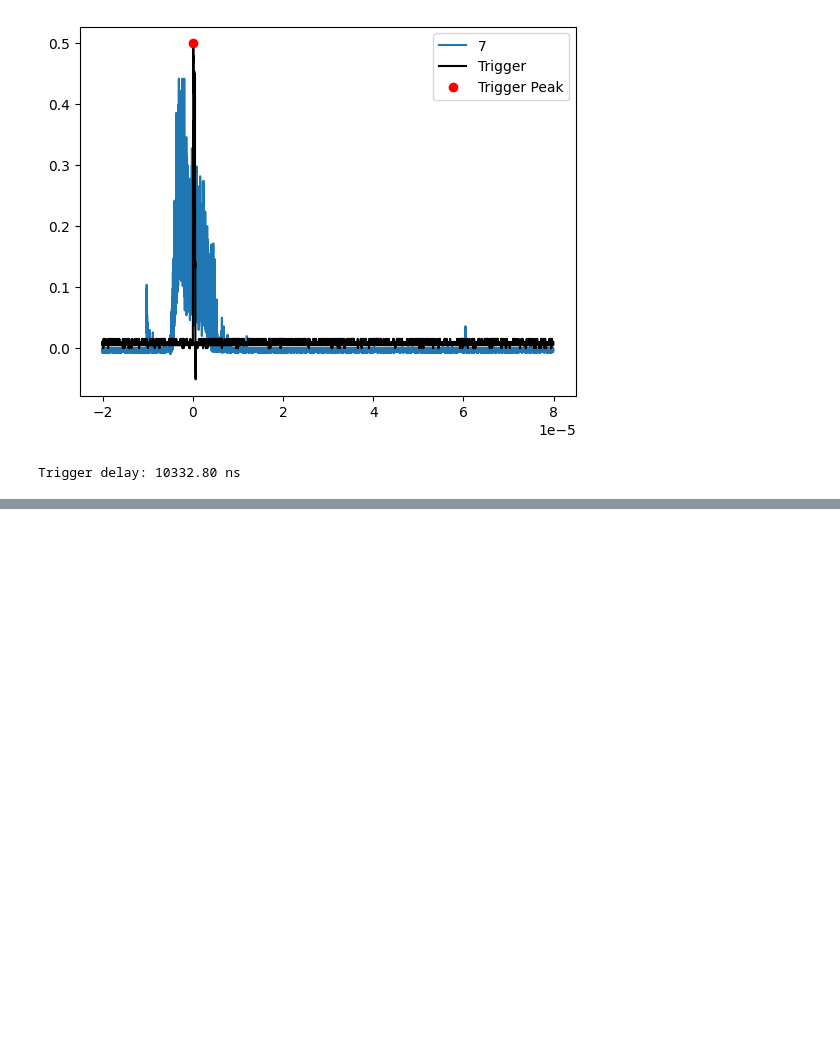
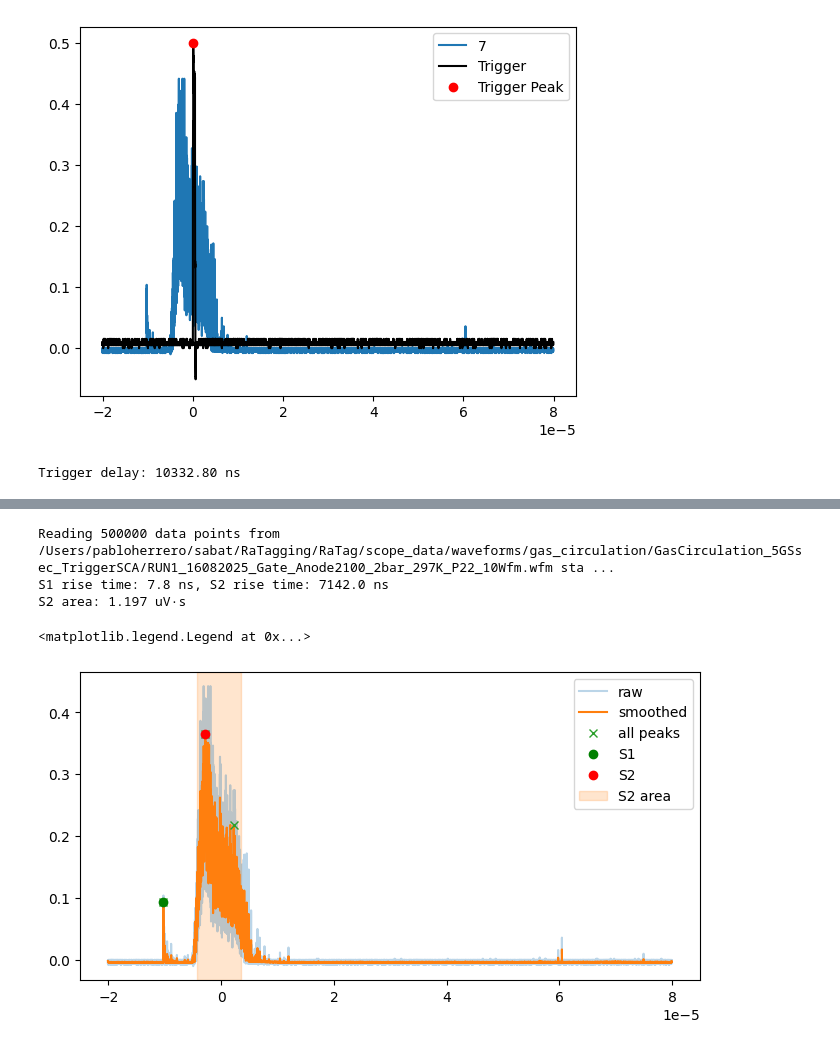
Before and after one commit to proscrite/RaTag, a Jupyter notebook: notebooks/s1s2_rate.ipynb, the cells around one changed output, grey strips where cells are left out. Cells and saved outputs as stored; diff of their text form; code cells hidden in the pictures; blank space fills up the shorter version.

```diff
--- a/notebooks/s1s2_rate.ipynb
+++ b/notebooks/s1s2_rate.ipynb
@@ -136,0 +147,77 @@ Trigger delay: 10332.80 ns
+# %%
+# …existing code above…
+
+file7    = files[7]
+wf       = wfm2read(file7)
+t, V     = wf[1], -wf[0]
+
+# 1) smooth
+window   = 50
+V_s      = np.convolve(V, np.ones(window)/window, mode='same')
+
+# 2) find candidate peaks
+peaks, props = find_peaks(
+    V_s,
+    height=np.max(V_s)*0.2,
+    distance=len(t)/20
+)
+
+# 3) compute 10–90% rise time for each peak
+rise_times = []
+for pi in peaks:
+    seg   = V_s[:pi+1]
+    tseg  = t[:pi+1]
+    base  = np.median(seg[:window])
+    amp   = seg[pi] - base
+
+    thr10 = base + 0.1*amp
+    thr90 = base + 0.9*amp
+
+    i10 = np.where(seg >= thr10)[0][0]
+    i90 = np.where(seg >= thr90)[0][0]
+
+    t10 = np.interp(thr10, seg[[i10-1, i10]], tseg[[i10-1, i10]])
+    t90 = np.interp(thr90, seg[[i90-1, i90]], tseg[[i90-1, i90]])
+    rise_times.append(t90 - t10)
+
+rise_times = np.array(rise_times)
+
+# 4) classify S1/S2 by rise time
+i_s1    = peaks[np.argmin(rise_times)]
+i_s2    = peaks[np.argmax(rise_times)]
+s1_t    = t[i_s1];   s1_amp = V_s[i_s1]
+s2_t    = t[i_s2];   s2_amp = V_s[i_s2]
+
+# 5) integrate under S2 (between the two 10% crossings)
+base_s2   = np.median(V_s[:i_s2])
+thr10_s2  = base_s2 + 0.1*(s2_amp - base_s2)
+
+# left edge: last sample before S2 crossing up
+left_idx  = np.where(V_s[:i_s2] < thr10_s2)[0][-1]
+# right edge: first sample after S2 crossing back down
+down_rel  = np.where(V_s[i_s2:] < thr10_s2)[0]
+right_idx = i_s2 + (down_rel[0] if down_rel.size else len(V_s)-1)
+
+area_s2 = np.trapz(V[left_idx:right_idx], t[left_idx:right_idx])
+area_s2 *= 1e6  # convert to uV·s
+
+print(f"S1 rise time: {rise_times.min()*1e9:.1f} ns, "
+      f"S2 rise time: {rise_times.max()*1e9:.1f} ns")
+print(f"S2 area: {area_s2:.3f} uV·s")
+
+# 6) re-plot
+plt.figure(figsize=(8,4))
+plt.plot(t, V,       alpha=0.3, label='raw')
+plt.plot(t, V_s,               label='smoothed')
+plt.plot(t[peaks], V_s[peaks], 'x', label='all peaks')
+plt.plot(s1_t,     s1_amp,     'go', label='S1')
+plt.plot(s2_t,     s2_amp,     'ro', label='S2')
+plt.axvspan(t[left_idx], t[right_idx],
+            color='C1', alpha=0.2, label='S2 area')
+plt.legend()
+# %% [output]
+Reading 500000 data points from /Users/pabloherrero/sabat/RaTagging/RaTag/scope_data/waveforms/gas_circulation/GasCirculation_5GSsec_TriggerSCA/RUN1_16082025_Gate_Anode2100_2bar_297K_P22_10Wfm.wfm sta ...
+S1 rise time: 7.8 ns, S2 rise time: 7142.0 ns
+S2 area: 1.197 uV·s
+<matplotlib.legend.Legend at 0x...>
+[figure, added]
```
Also changed, not shown: parts of 4 cells of this notebook, 1 other file.
